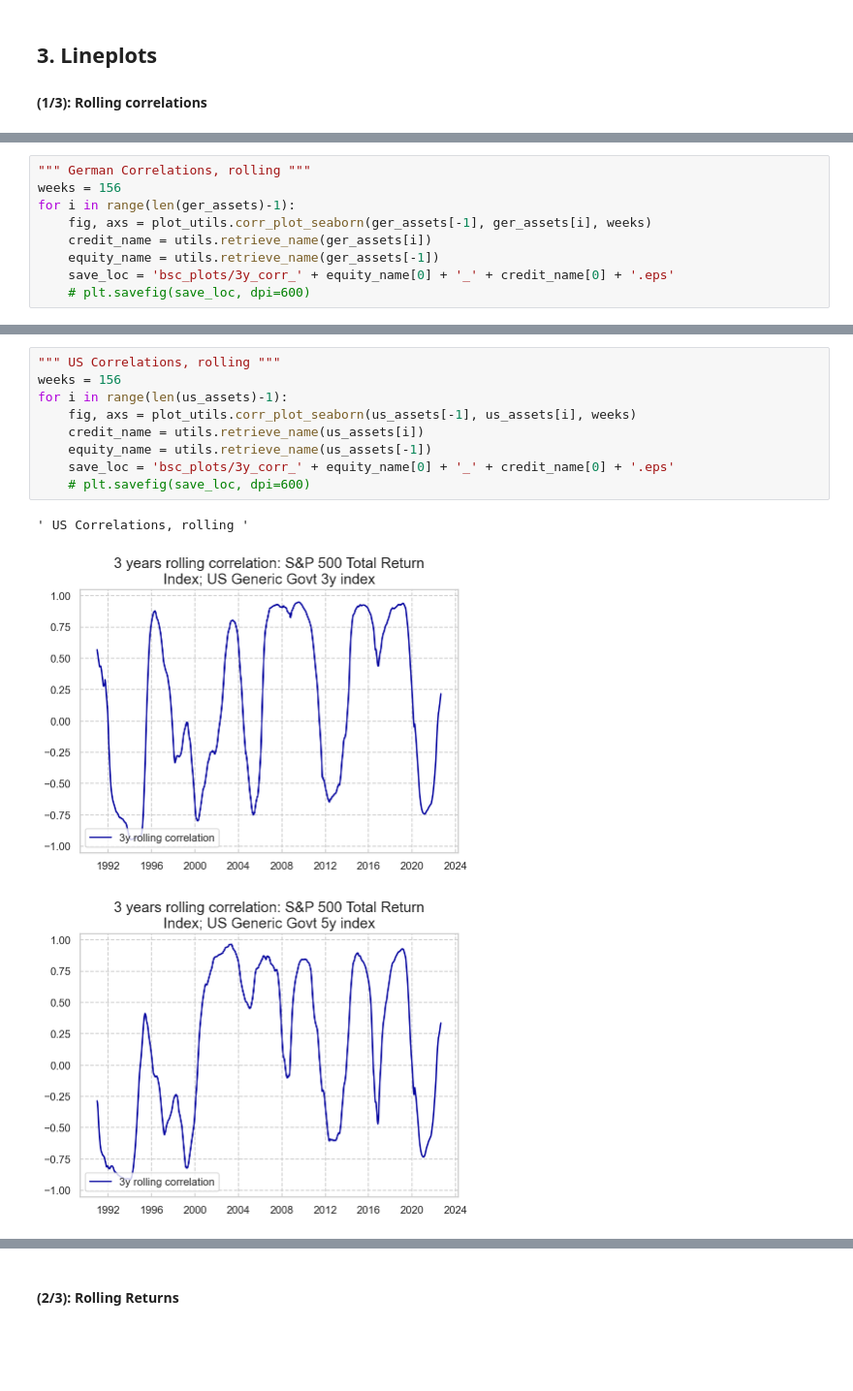
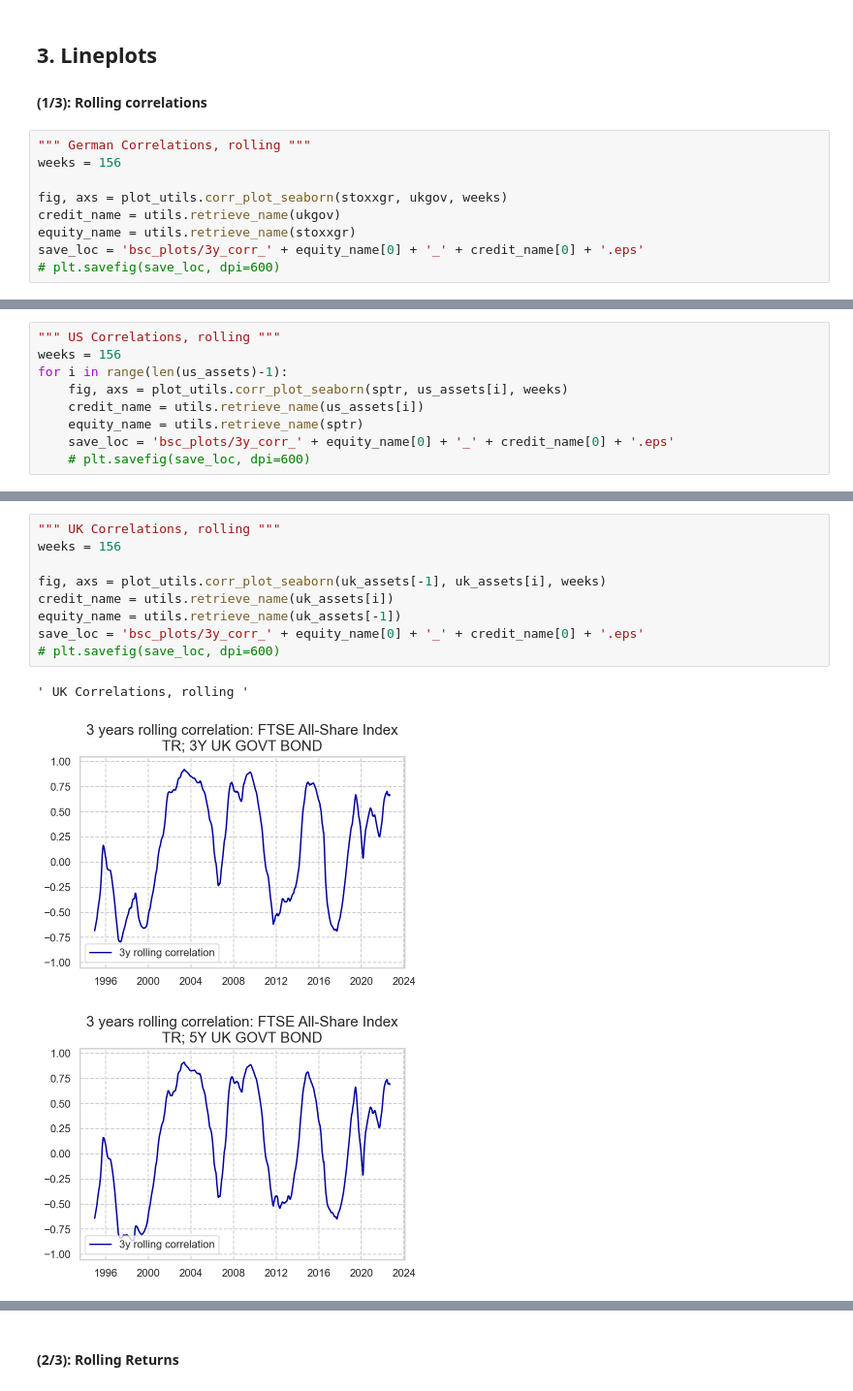
Before and after one commit to TimmieBengtsson/bachelors_project, a Jupyter notebook: bsc_script.ipynb, the cells around one changed output, grey strips where cells are left out. Shown at 97% size. Drawn from its saved outputs; the diff is of its cells as text; blank space fills up the shorter version.

```diff
--- a/bsc_script.ipynb
+++ b/bsc_script.ipynb
@@ -130,3 +163,12 @@ assets = [
 # %% [markdown]
 ## <span style='font-family:Computer Modern'> 3. Lineplots
 #### <span style='font-family:Computer Modern'> (1/3): Rolling correlations
+# %%
+""" German Correlations, rolling """
+weeks = 156
+
+fig, axs = plot_utils.corr_plot_seaborn(stoxxgr, ukgov, weeks)
+credit_name = utils.retrieve_name(ukgov)
+equity_name = utils.retrieve_name(stoxxgr)
+save_loc = 'bsc_plots/3y_corr_' + equity_name[0] + '_' + credit_name[0] + '.eps'
+# plt.savefig(save_loc, dpi=600)
@@ -133,10 +179,10 @@ assets = [
 # %%
-""" German Correlations, rolling """
+""" US Correlations, rolling """
 weeks = 156
-for i in range(len(ger_assets)-1):
-    fig, axs = plot_utils.corr_plot_seaborn(ger_assets[-1], ger_assets[i], weeks)
-    credit_name = utils.retrieve_name(ger_assets[i])
-    equity_name = utils.retrieve_name(ger_assets[-1])
+for i in range(len(us_assets)-1):
+    fig, axs = plot_utils.corr_plot_seaborn(sptr, us_assets[i], weeks)
+    credit_name = utils.retrieve_name(us_assets[i])
+    equity_name = utils.retrieve_name(sptr)
     save_loc = 'bsc_plots/3y_corr_' + equity_name[0] + '_' + credit_name[0] + '.eps'
     # plt.savefig(save_loc, dpi=600)
 # %% [output]
@@ -148,13 +196,13 @@ for i in range(len(ger_assets)-1):
 # %%
-""" US Correlations, rolling """
+""" UK Correlations, rolling """
 weeks = 156
-for i in range(len(us_assets)-1):
-    fig, axs = plot_utils.corr_plot_seaborn(us_assets[-1], us_assets[i], weeks)
-    credit_name = utils.retrieve_name(us_assets[i])
-    equity_name = utils.retrieve_name(us_assets[-1])
-    save_loc = 'bsc_plots/3y_corr_' + equity_name[0] + '_' + credit_name[0] + '.eps'
-    # plt.savefig(save_loc, dpi=600)
+
+fig, axs = plot_utils.corr_plot_seaborn(uk_assets[-1], uk_assets[i], weeks)
+credit_name = utils.retrieve_name(uk_assets[i])
+equity_name = utils.retrieve_name(uk_assets[-1])
+save_loc = 'bsc_plots/3y_corr_' + equity_name[0] + '_' + credit_name[0] + '.eps'
+# plt.savefig(save_loc, dpi=600)
 # %% [output]
-' US Correlations, rolling '
+' UK Correlations, rolling '
-[figure, old version]
+[figure, new version]
-[figure, old version]
+[figure, new version]
```
Also changed, not shown: parts of 22 cells of this notebook, 8 other files.
